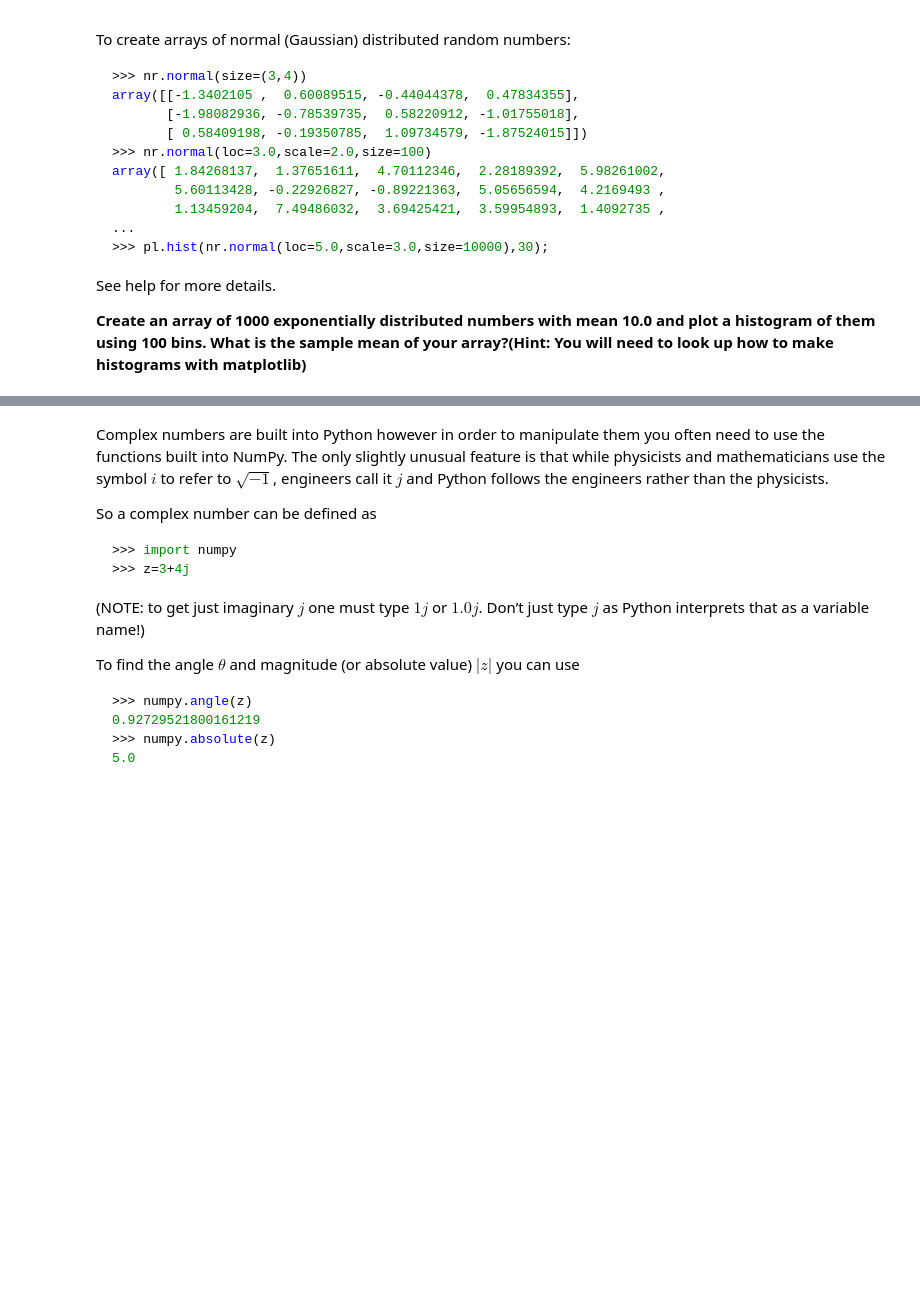
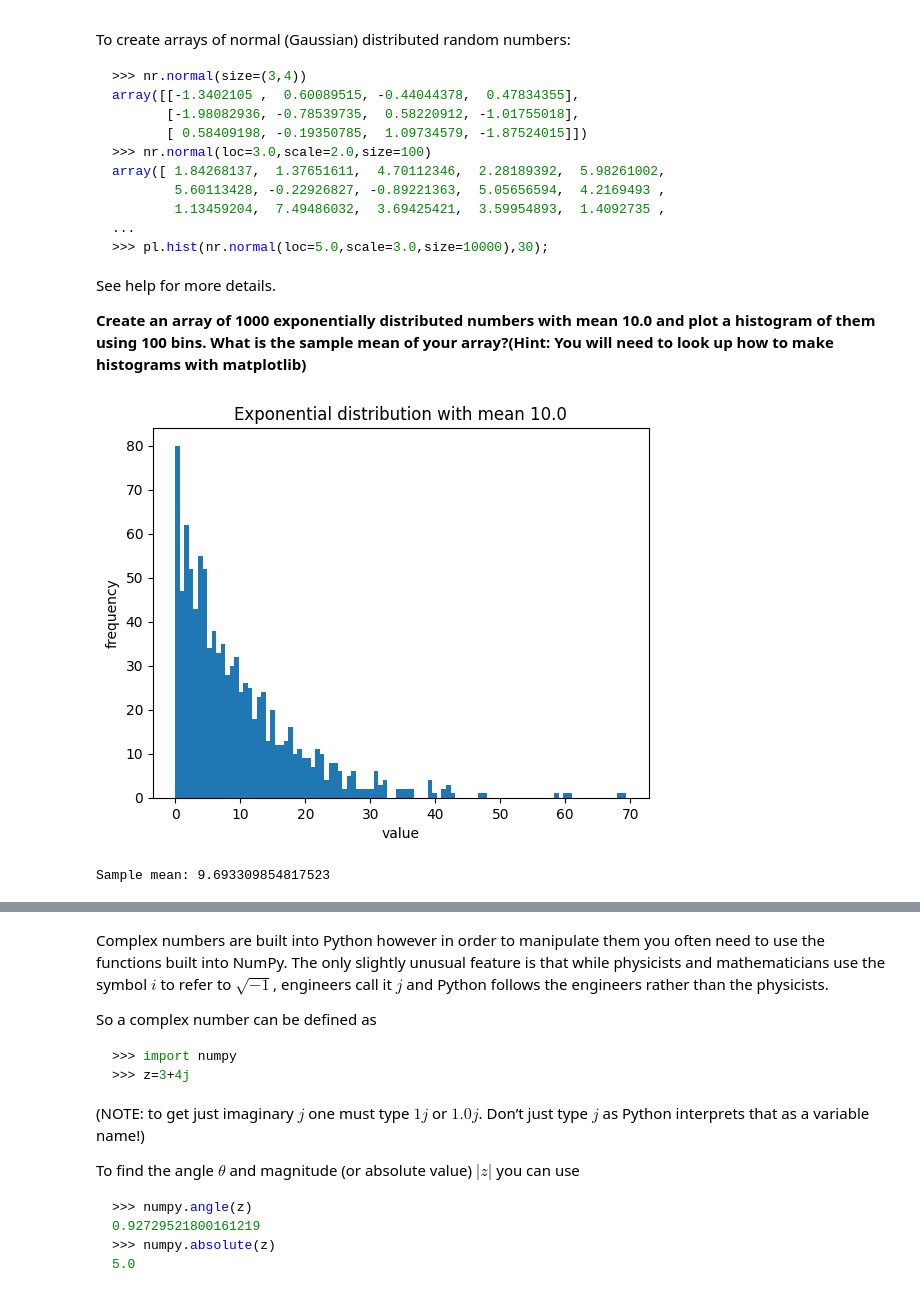
Before and after one commit to AFreeSeagul/IC-GSS-Python, a Jupyter notebook: notebooks/matplotlib.ipynb, the cells around one changed output, grey strips where cells are left out. Drawn from its saved outputs; the diff is of its cells as text; code cells hidden in the pictures; blank space fills up the shorter version.

```diff
--- a/notebooks/matplotlib.ipynb
+++ b/notebooks/matplotlib.ipynb
@@ -233,6 +249,22 @@ array([ 1.84268137,  1.37651611,  4.70112346,  2.28189392,  5.98261002,
 See help for more details.
 
 **Create an array of 1000 exponentially distributed numbers with mean 10.0 and plot a histogram of them using 100 bins. What is the sample mean of your array?(Hint: You will need to look up how to make histograms with matplotlib)**
+# %%
+import numpy as np
+import matplotlib.pyplot as plt
+
+numbers = np.random.exponential(scale=10.0, size=1000)
+sample_mean = np.mean(numbers)
+plt.hist(numbers, bins = 100)
+
+plt.xlabel("value")
+plt.ylabel("frequency")
+plt.title("Exponential distribution with mean 10.0")
+plt.show()
+print("Sample mean:", sample_mean)
+# %% [output]
+[figure, added]
+Sample mean: 9.693309854817523
 # %% [markdown]
 ## 4. Complex numbers in Python / NumPy
 Note: We are aware that some of you have had more exposure to complex numbers than others and so we have included the most basic introduction to them. Don’t worry if you have not covered these at all yet, you will soon be using them in many courses and they will become completely familiar to you. For those who have never seen them before we have written the most basic introduction to complex numbers.
```
Also changed, not shown: parts of 2 cells of this notebook.
